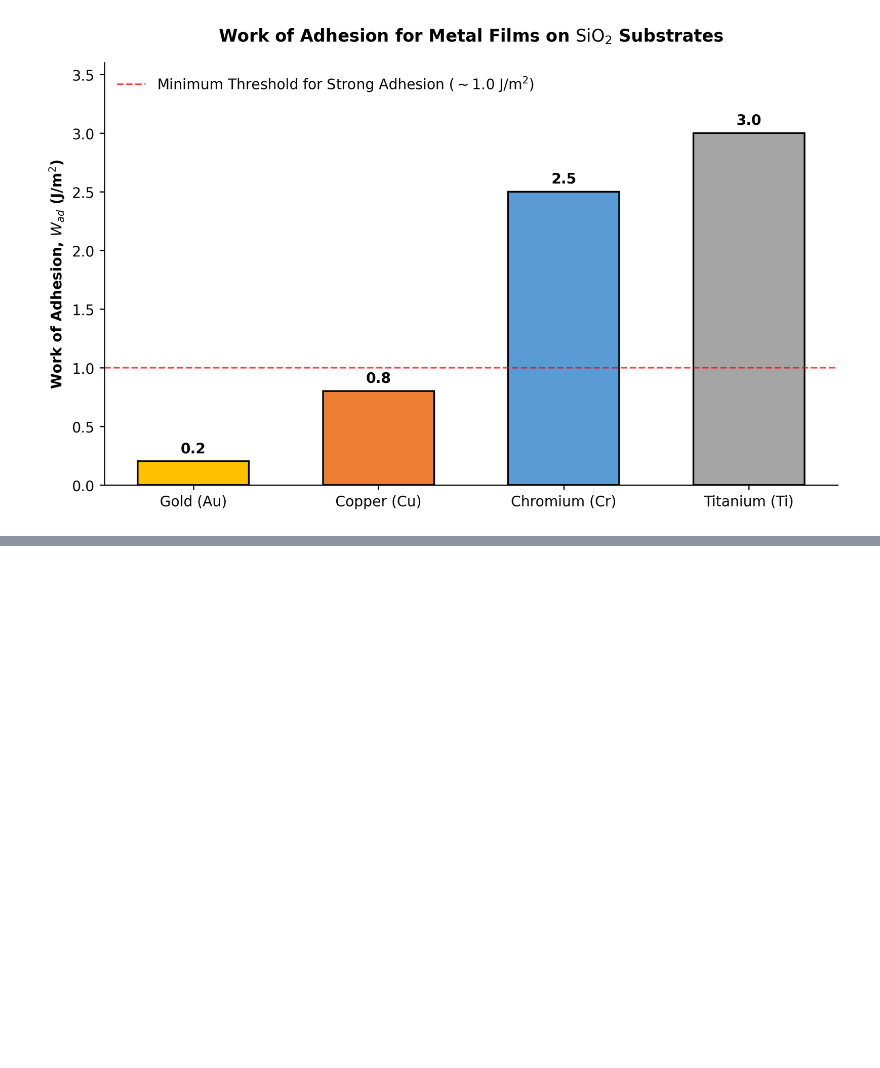
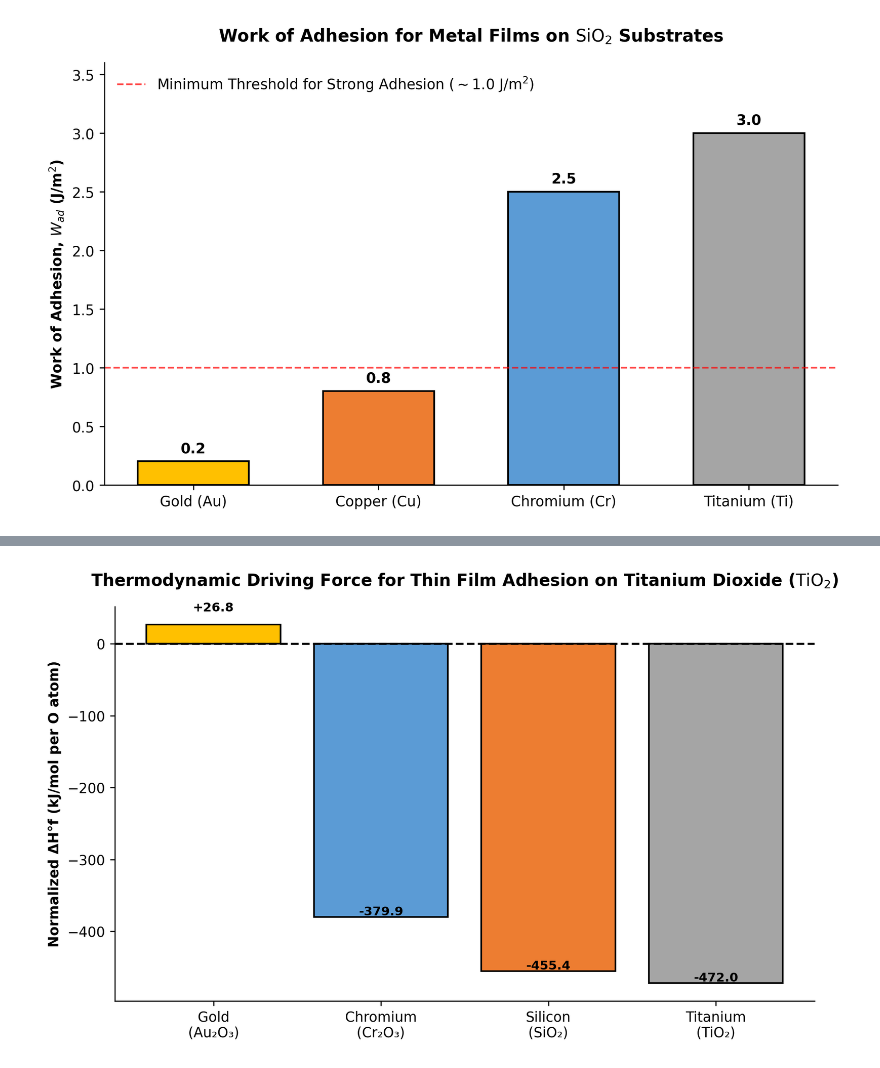
Before and after one commit to OJB-Quantum/QC-Hardware-How-To, a Jupyter notebook: Jupyter Notebook Scripts/Thin_Film_Adhesion_Predictions_for_Metals_on_Substrates.ipynb, the cells around one changed output, grey strips where cells are left out. Saved outputs shown, nothing was run; the diff lists cells and outputs as text; code cells hidden in the pictures; blank space fills up the shorter version.

```diff
--- a/Jupyter Notebook Scripts/Thin_Film_Adhesion_Predictions_for_Metals_on_Substrates.ipynb
+++ b/Jupyter Notebook Scripts/Thin_Film_Adhesion_Predictions_for_Metals_on_Substrates.ipynb
@@ -230,0 +440,100 @@ if __name__ == '__main__':
+# %%
+"""
+Thermodynamic visualization of thin-film adhesion on titanium dioxide substrates.
+
+This module plots the standard enthalpy of oxide formation (normalized per
+mole of oxygen atoms) for gold, chromium, silicon, and titanium. The
+visualization elucidates the chemical driving forces governing metallic
+thin-film adhesion on a titanium dioxide substrate.
+"""
+
+# Installation directive for the required scientific and visualization libraries.
+# Execute the following command in your terminal or Colab environment using pip or uv
+# pip install numpy matplotlib
+# uv pip install numpy matplotlib
+
+import matplotlib.pyplot as plt
+import numpy as np
+from matplotlib import rcParams
+
+# --- CONFIGURATION CONTROLS ---
+# Aesthetic and Environmental Parameters
+PLOT_DPI = 250
+FONT_SANS_SERIF = ['Tahoma', 'DejaVu Sans']
+FONT_WEIGHT = 'normal'
+FIGURE_SIZE = (8, 5)
+COLORS = ['#FFC000', '#5B9BD5', '#ED7D31', '#A5A5A5']
+
+# Thermodynamic and Material Parameters
+OXYGEN_MOL_DIVISORS = [3.0, 3.0, 2.0, 2.0]
+RAW_ENTHALPIES = [80.3, -1139.7, -910.9, -944.0]
+LABELS = [
+    'Gold\n(Au₂O₃)',
+    'Chromium\n(Cr₂O₃)',
+    'Silicon\n(SiO₂)',
+    'Titanium\n(TiO₂)'
+]
+
+# Textual Plot Elements
+PLOT_TITLE = 'Thermodynamic Driving Force for Thin Film Adhesion on Titanium Dioxide ($\\text{TiO}_2$)'
+Y_AXIS_LABEL = 'Normalized ΔH°f (kJ/mol per O atom)'
+
+# ------------------------------
+
+def plot_oxide_formation_enthalpies() -> None:
+    """
+    Generates and displays a bar chart comparing the normalized
+    standard enthalpies of oxide formation for various metals.
+
+    The plot incorporates specific font architectures and is optimized
+    for inline rendering within Jupyter or Colab environments. Data is
+    normalized per mole of oxygen atoms to facilitate an equivalent
+    thermodynamic comparison of interfacial oxygen affinity.
+    """
+    rcParams['figure.dpi'] = PLOT_DPI
+    rcParams['font.sans-serif'] = FONT_SANS_SERIF
+    rcParams['font.weight'] = FONT_WEIGHT
+    rcParams['font.size'] = 10
+
+    raw_enthalpies_array = np.array(RAW_ENTHALPIES)
+    divisors_array = np.array(OXYGEN_MOL_DIVISORS)
+    normalized_enthalpies = raw_enthalpies_array / divisors_array
+
+    fig, ax = plt.subplots(figsize=FIGURE_SIZE)
+
+    bars = ax.bar(
+        LABELS,
+        normalized_enthalpies,
+        color=COLORS,
+        edgecolor='black',
+        linewidth=1.2
+    )
+
+    ax.axhline(0, color='black', linewidth=1.5, linestyle='--')
+
+    ax.set_ylabel(Y_AXIS_LABEL, fontweight='bold')
+    ax.set_title(PLOT_TITLE, fontweight='bold', pad=15)
+
+    for bar, enthalpy in zip(bars, normalized_enthalpies):
+        yval = bar.get_height()
+        offset = 15 if yval > 0 else -25
+        ax.text(
+            bar.get_x() + bar.get_width() / 2,
+            yval + np.sign(yval) * offset - (0 if yval > 0 else 10),
+            f'{enthalpy:+.1f}',
+            ha='center',
+            va='bottom' if yval > 0 else 'top',
+            fontsize=9,
+            fontweight='bold'
+        )
+
+    ax.spines['top'].set_visible(False)
+    ax.spines['right'].set_visible(False)
+    plt.tight_layout()
+
+    plt.show()
+
+if __name__ == '__main__':
+    plot_oxide_formation_enthalpies()
+# %% [output]
+[figure, added]
```
Also changed, not shown: parts of 3 cells of this notebook.
